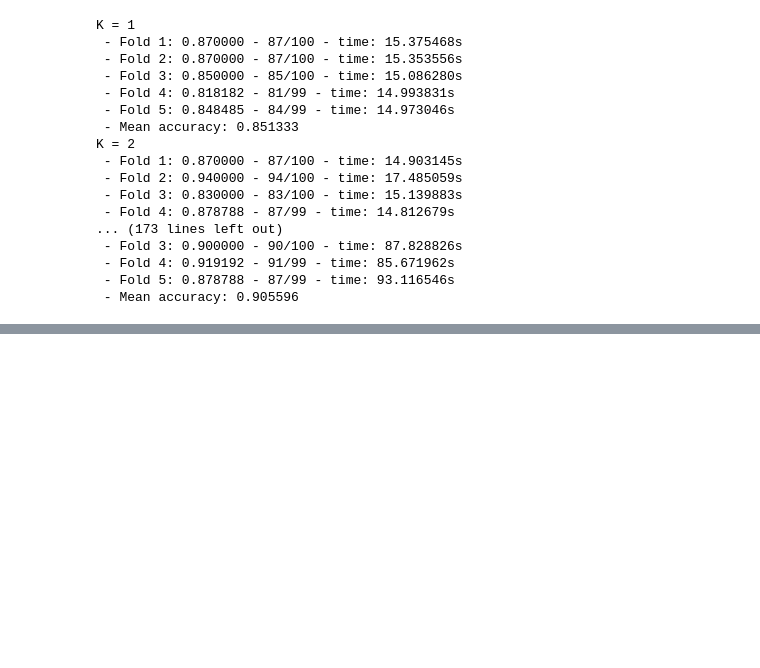
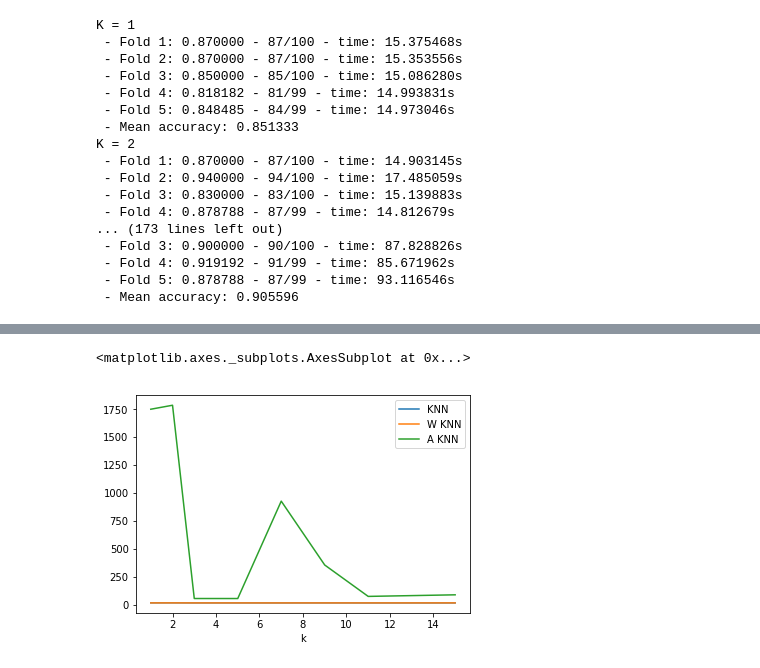
Before and after one commit to jfmrm/machineLearning, a Jupyter notebook: ex1/KNN.ipynb, the cells around one changed output, grey strips where cells are left out. Cells and saved outputs as stored; diff of their text form; code cells hidden in the pictures; blank space fills up the shorter version.

```diff
--- a/ex1/KNN.ipynb
+++ b/ex1/KNN.ipynb
@@ -244,0 +282,6 @@ saveDfIntoCsv(aknnTestDf, 'aKnnTest')
+# %%
+execTimeDf = pd.DataFrame(knnTestDf['execTime'])
+execTimeDf.columns = ['KNN']
+execTimeDf['W KNN'] = wknnTestDf['execTime']
+execTimeDf['A KNN'] = aknnTestDf['execTime']
+execTimeDf
@@ -244,0 +300,5 @@ saveDfIntoCsv(aknnTestDf, 'aKnnTest')
+# %%
+execTimeDf.plot.line()
+# %% [output]
+<matplotlib.axes._subplots.AxesSubplot at 0x...>
+[figure, added]
```
Also changed, not shown: parts of 5 cells of this notebook.
